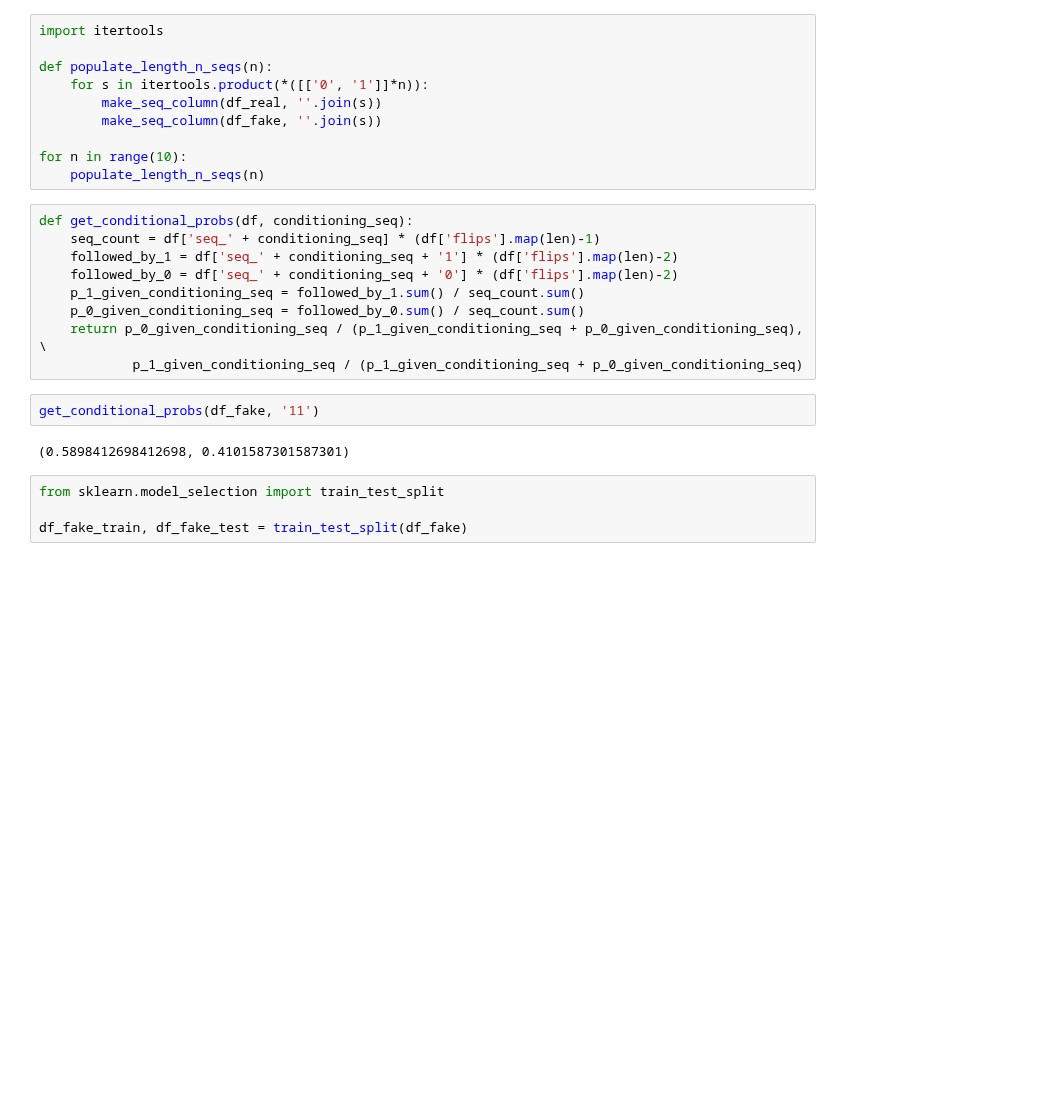
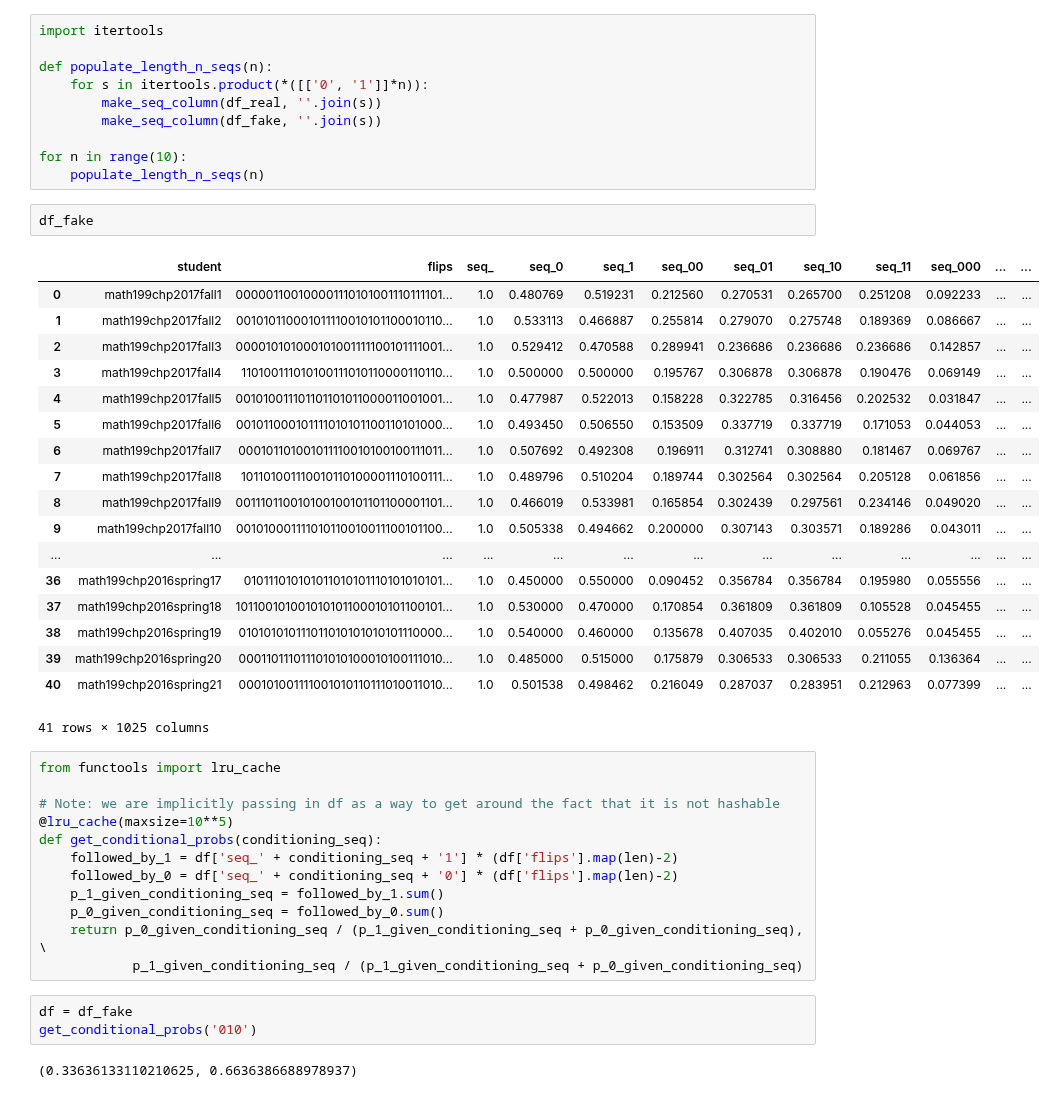
Before and after one commit to mlfa19/assignments, a Jupyter notebook: Module 2/Analyze Fake Coin Flips.ipynb, the cells around one changed output. Saved outputs shown, nothing was run; the diff lists cells and outputs as text; blank space fills up the shorter version.

```diff
--- a/Module 2/Analyze Fake Coin Flips.ipynb
+++ b/Module 2/Analyze Fake Coin Flips.ipynb
@@ -60,22 +60,43 @@ def populate_length_n_seqs(n):
 
 for n in range(10):
     populate_length_n_seqs(n)
+# %%
+df_fake
+# %% [output]
+|  | student | flips | seq_ | seq_0 | seq_1 | seq_00 | seq_01 | seq_10 | seq_11 | seq_000 | ... | ... |
+| 0 | math199chp2017fall1 | 000001100100001110101001110111101... | 1.0 | 0.480769 | 0.519231 | 0.212560 | 0.270531 | 0.265700 | 0.251208 | 0.092233 | ... | ... |
+| 1 | math199chp2017fall2 | 001010110001011110010101100010110... | 1.0 | 0.533113 | 0.466887 | 0.255814 | 0.279070 | 0.275748 | 0.189369 | 0.086667 | ... | ... |
+| 2 | math199chp2017fall3 | 000010101000101001111100101111001... | 1.0 | 0.529412 | 0.470588 | 0.289941 | 0.236686 | 0.236686 | 0.236686 | 0.142857 | ... | ... |
+| 3 | math199chp2017fall4 | 110100111010100111010110000110110... | 1.0 | 0.500000 | 0.500000 | 0.195767 | 0.306878 | 0.306878 | 0.190476 | 0.069149 | ... | ... |
+| 4 | math199chp2017fall5 | 001010011101101101011000011001001... | 1.0 | 0.477987 | 0.522013 | 0.158228 | 0.322785 | 0.316456 | 0.202532 | 0.031847 | ... | ... |
+| 5 | math199chp2017fall6 | 001011000101111010101100110101000... | 1.0 | 0.493450 | 0.506550 | 0.153509 | 0.337719 | 0.337719 | 0.171053 | 0.044053 | ... | ... |
+| 6 | math199chp2017fall7 | 000101101001011110010100100111011... | 1.0 | 0.507692 | 0.492308 | 0.196911 | 0.312741 | 0.308880 | 0.181467 | 0.069767 | ... | ... |
+| 7 | math199chp2017fall8 | 101101001110010110100001110100111... | 1.0 | 0.489796 | 0.510204 | 0.189744 | 0.302564 | 0.302564 | 0.205128 | 0.061856 | ... | ... |
+| 8 | math199chp2017fall9 | 001110110010100100101101100001101... | 1.0 | 0.466019 | 0.533981 | 0.165854 | 0.302439 | 0.297561 | 0.234146 | 0.049020 | ... | ... |
+| 9 | math199chp2017fall10 | 001010001111010110010011100101100... | 1.0 | 0.505338 | 0.494662 | 0.200000 | 0.307143 | 0.303571 | 0.189286 | 0.043011 | ... | ... |
+| ... | ... | ... | ... | ... | ... | ... | ... | ... | ... | ... | ... | ... |
+| 36 | math199chp2016spring17 | 010111010101011010101110101010101... | 1.0 | 0.450000 | 0.550000 | 0.090452 | 0.356784 | 0.356784 | 0.195980 | 0.055556 | ... | ... |
+| 37 | math199chp2016spring18 | 101100101001010101100010101100101... | 1.0 | 0.530000 | 0.470000 | 0.170854 | 0.361809 | 0.361809 | 0.105528 | 0.045455 | ... | ... |
+| 38 | math199chp2016spring19 | 010101010111011010101010101110000... | 1.0 | 0.540000 | 0.460000 | 0.135678 | 0.407035 | 0.402010 | 0.055276 | 0.045455 | ... | ... |
+| 39 | math199chp2016spring20 | 000110111011101010100010100111010... | 1.0 | 0.485000 | 0.515000 | 0.175879 | 0.306533 | 0.306533 | 0.211055 | 0.136364 | ... | ... |
+| 40 | math199chp2016spring21 | 000101001111001010110111010011010... | 1.0 | 0.501538 | 0.498462 | 0.216049 | 0.287037 | 0.283951 | 0.212963 | 0.077399 | ... | ... |
+41 rows × 1025 columns
 # %%
-def get_conditional_probs(df, conditioning_seq):
-    seq_count = df['seq_' + conditioning_seq] * (df['flips'].map(len)-1)
+from functools import lru_cache
+
+# Note: we are implicitly passing in df as a way to get around the fact that it is not hashable
+@lru_cache(maxsize=10**5)
+def get_conditional_probs(conditioning_seq):
     followed_by_1 = df['seq_' + conditioning_seq + '1'] * (df['flips'].map(len)-2)
     followed_by_0 = df['seq_' + conditioning_seq + '0'] * (df['flips'].map(len)-2)
-    p_1_given_conditioning_seq = followed_by_1.sum() / seq_count.sum()
-    p_0_given_conditioning_seq = followed_by_0.sum() / seq_count.sum()
+    p_1_given_conditioning_seq = followed_by_1.sum()
+    p_0_given_conditioning_seq = followed_by_0.sum()
     return p_0_given_conditioning_seq / (p_1_given_conditioning_seq + p_0_given_conditioning_seq), \
             p_1_given_conditioning_seq / (p_1_given_conditioning_seq + p_0_given_conditioning_seq)
-# %%
-get_conditional_probs(df_fake, '11')
-# %% [output]
-(0.5898412698412698, 0.4101587301587301)
-# %%
-from sklearn.model_selection import train_test_split
-
-df_fake_train, df_fake_test = train_test_split(df_fake)
+# %%
+df = df_fake
+get_conditional_probs('010')
+# %% [output]
+(0.33636133110210625, 0.6636386688978937)
 # %%
 import numpy as np
```
Also changed, not shown: parts of 1 cell of this notebook.
